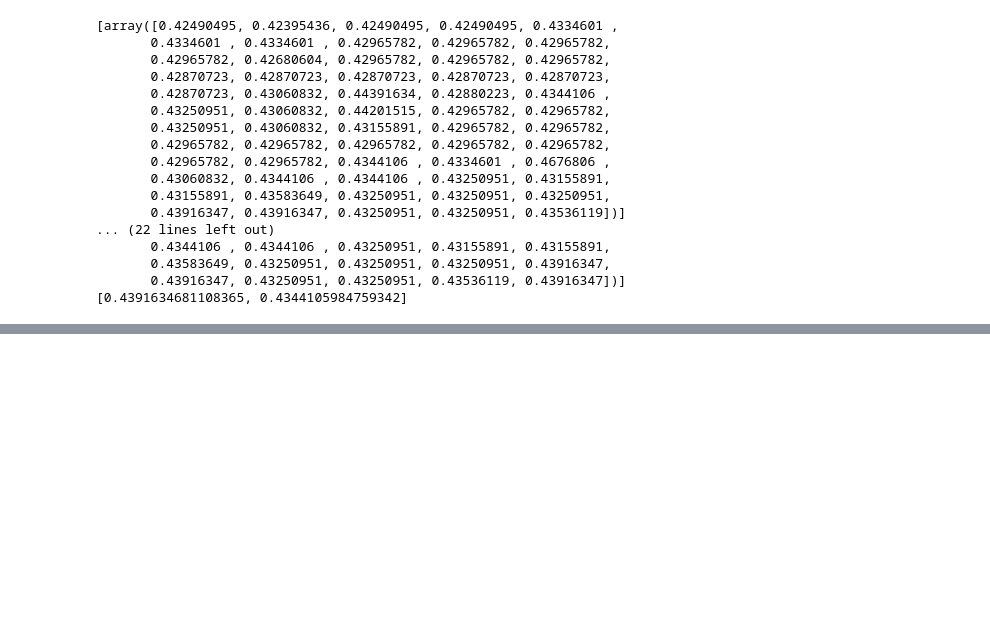
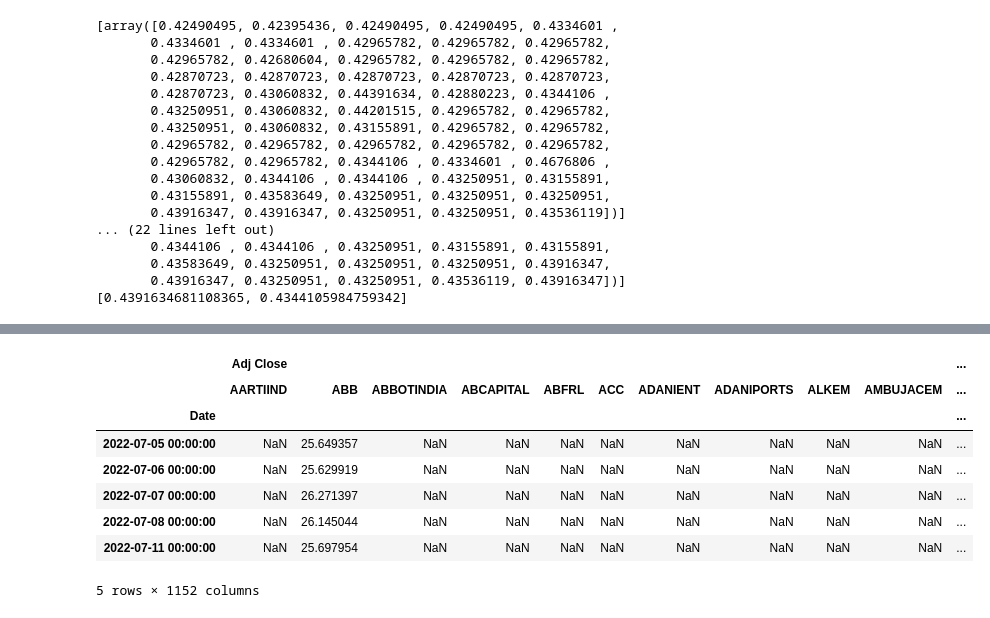
Before and after one commit to piyushrgone/Stock-Market-Analysis-with-prediction-using-LSTM, a Jupyter notebook: Stock_Market_Analysis_with_prediction_using_LSTM.ipynb, the cells around one changed output, grey strips where cells are left out. Drawn from its saved outputs; the diff is of its cells as text; code cells hidden in the pictures; blank space fills up the shorter version.

```diff
--- a/Stock_Market_Analysis_with_prediction_using_LSTM.ipynb
+++ b/Stock_Market_Analysis_with_prediction_using_LSTM.ipynb
@@ -714,0 +767,9 @@ valid
+# %%
+tickers = pd.read_html('https://ournifty.com/stock-list-in-nse-fo-futures-and-options.html#:~:text=NSE%20F%26O%20Stock%20List%3A%20%20%20%20SL,%20%201000%20%2052%20more%20rows%20')[0]
+# %%
+tickers = tickers.SYMBOL.to_list()
+# %%
+for count in range(len(tickers)):
+tickers[count] = tickers[count] + ".NS
+# %%
+price_data = yf.download(tickers , start = start, end = end)
@@ -714,0 +783,12 @@ valid
+# %%
+price_data.head()
+# %% [output]
+|  | Adj Close |  |  |  |  |  |  |  |  |  | ... |
+|  | AARTIIND | ABB | ABBOTINDIA | ABCAPITAL | ABFRL | ACC | ADANIENT | ADANIPORTS | ALKEM | AMBUJACEM | ... |
+| Date |  |  |  |  |  |  |  |  |  |  | ... |
+| 2022-07-05 00:00:00 | NaN | 25.649357 | NaN | NaN | NaN | NaN | NaN | NaN | NaN | NaN | ... |
+| 2022-07-06 00:00:00 | NaN | 25.629919 | NaN | NaN | NaN | NaN | NaN | NaN | NaN | NaN | ... |
+| 2022-07-07 00:00:00 | NaN | 26.271397 | NaN | NaN | NaN | NaN | NaN | NaN | NaN | NaN | ... |
+| 2022-07-08 00:00:00 | NaN | 26.145044 | NaN | NaN | NaN | NaN | NaN | NaN | NaN | NaN | ... |
+| 2022-07-11 00:00:00 | NaN | 25.697954 | NaN | NaN | NaN | NaN | NaN | NaN | NaN | NaN | ... |
+5 rows × 1152 columns
```
Also changed, not shown: parts of 25 cells of this notebook.
